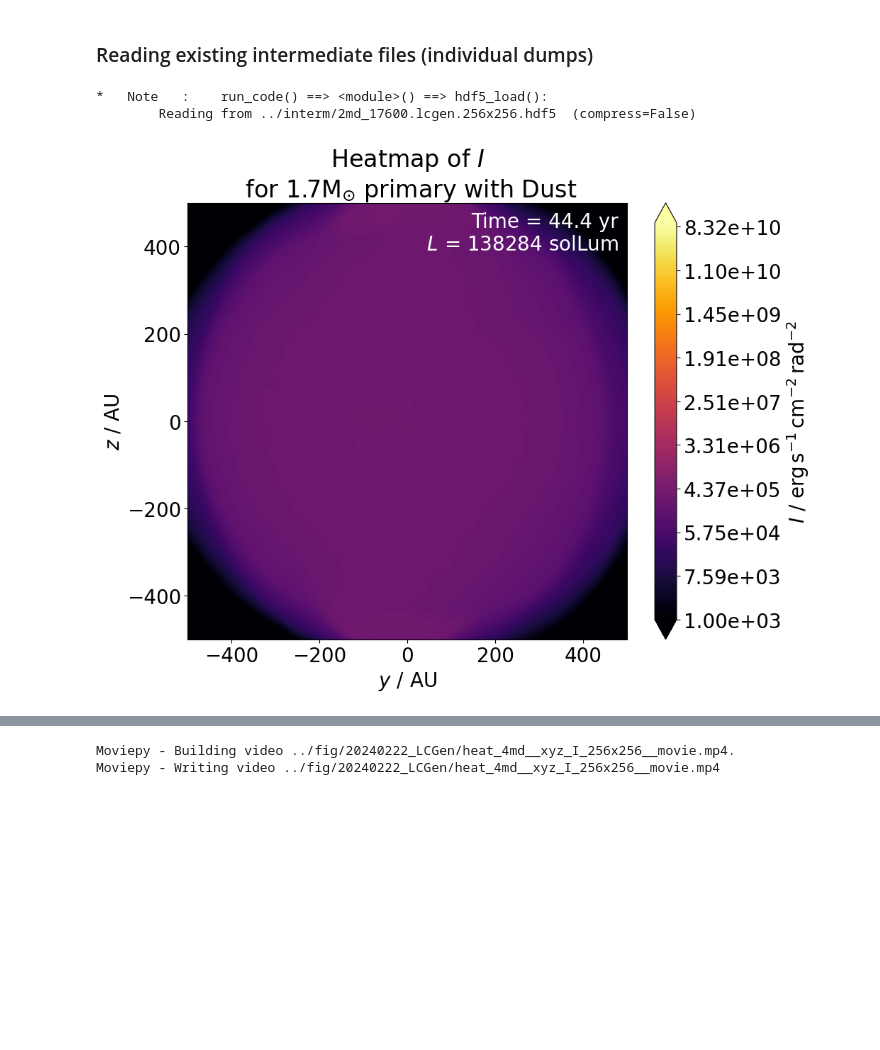
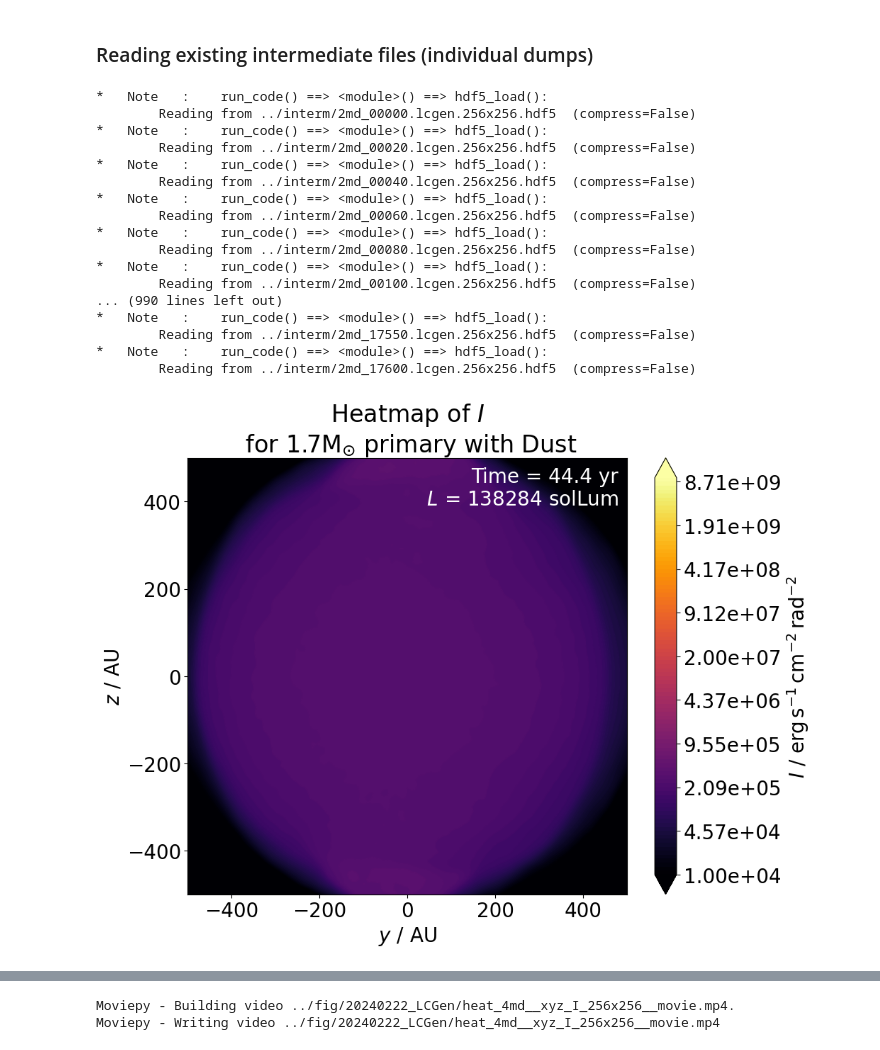
Before and after one commit to chunliangmu/RTinCEE-scripts-2024, a Jupyter notebook: script_LCGen_analysis.ipynb, the cells around one changed output, grey strips where cells are left out. Drawn from its saved outputs; the diff is of its cells as text; code cells hidden in the pictures; blank space fills up the shorter version.

```diff
--- a/script_LCGen_analysis.ipynb
+++ b/script_LCGen_analysis.ipynb
@@ -511,7 +511,7 @@ if __name__ == '__main__':
         job_name    = job_profile['job_name']
         file_indexes= job_profile['file_indexes']
 
-        for file_index in file_indexes[:1]: #[0, 1200, 4800, 17600]: #
+        for file_index in file_indexes: #[0, 1200, 4800, 17600]: #
             plt.close('all')
             data_full = mupl.hdf5_load(f"{interm_dir}{job_nickname}_{file_index:05d}.lcgen.{no_xy_txt}.hdf5")
             xyzs_list = list(data_full.keys()).copy() if xyzs_list is None else xyzs_list
@@ -548,35 +548,50 @@ if __name__ == '__main__':
                 cmap = plt.get_cmap('inferno') #plt.get_cmap()
                 #cmap.set_over('white')
 
                 fig, _, outfilenames = plot_heat(
                     no_xy, rays_u, rads, data_label="$I$",
                     xyzs=xyzs, save_label=f"image",
                     job_profile=job_profile, file_index=file_index, cmap=cmap, notes=data,
                     #norm=mpl.colors.Normalize(0., I_range, clip=False),
-                    norm=mpl.colors.LogNorm(1e3, 1e11, clip=False),
+                    norm=mpl.colors.LogNorm(1e4, 1e10, clip=False),
                     cbar_num_fmt=lambda x, pos: f"{x:.2e}",
                     facecolor=cmap.get_under(), text_color='white',
                     xylim=(500*units.au).to_value(rays_u.unit),
                     output_dir=output_dir, out_exts=['png'], verbose=verbose_loop)
                 outfilenames_dict['rads' ][job_nickname][xyzs].append(outfilenames[-1])
                 figs.append(fig)
 
                 # fig, _, outfilenames = plot_heat(
                 #     no_xy, rays_u, data['contr'], data_label="contribution fraction of the most contributed",
                 #     xyzs=xyzs, save_label=f"contr",
                 #     job_profile=job_profile, file_index=file_index, cmap='seismic', notes=data,
                 #     ticks=10,
                 #     norm=mpl.colors.Normalize(0., 100.),
                 #     output_dir=output_dir, out_exts=['png'], verbose=verbose_loop)
                 # outfilenames_dict['contr'][job_nickname][xyzs].append(outfilenames[-1])
                 # figs.append(fig)
                 del data, rays_u, rads, I_avg, I_range
             del data_full
             gc.collect()
 # %% [output]
+*   Note   :    run_code() ==> <module>() ==> hdf5_load():
+        Reading from ../interm/2md_00000.lcgen.256x256.hdf5  (compress=False)
+*   Note   :    run_code() ==> <module>() ==> hdf5_load():
+        Reading from ../interm/2md_00020.lcgen.256x256.hdf5  (compress=False)
+*   Note   :    run_code() ==> <module>() ==> hdf5_load():
+        Reading from ../interm/2md_00040.lcgen.256x256.hdf5  (compress=False)
+*   Note   :    run_code() ==> <module>() ==> hdf5_load():
+        Reading from ../interm/2md_00060.lcgen.256x256.hdf5  (compress=False)
+*   Note   :    run_code() ==> <module>() ==> hdf5_load():
+        Reading from ../interm/2md_00080.lcgen.256x256.hdf5  (compress=False)
+*   Note   :    run_code() ==> <module>() ==> hdf5_load():
+        Reading from ../interm/2md_00100.lcgen.256x256.hdf5  (compress=False)
+... (990 lines left out)
+*   Note   :    run_code() ==> <module>() ==> hdf5_load():
+        Reading from ../interm/2md_17550.lcgen.256x256.hdf5  (compress=False)
 *   Note   :    run_code() ==> <module>() ==> hdf5_load():
         Reading from ../interm/2md_17600.lcgen.256x256.hdf5  (compress=False)
-[figure, old version]
+[figure, new version]
 # %%
 # generating movies (2md) (with 2 different fps speed- fixed to 1/6 second per 100 dumps)
 if __name__ == '__main__':
```
Also changed, not shown: parts of 1 cell of this notebook, 1 other file.
